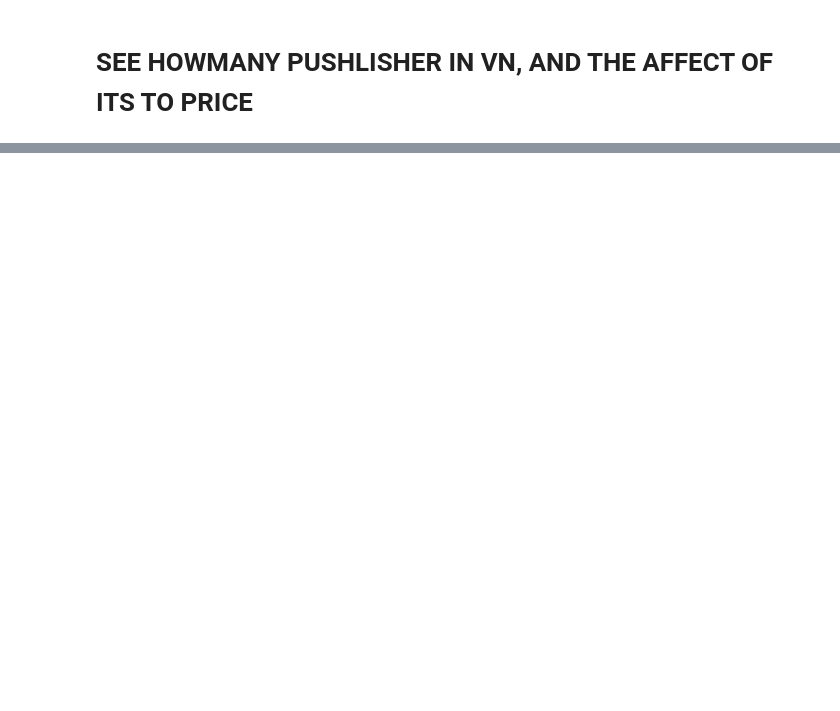
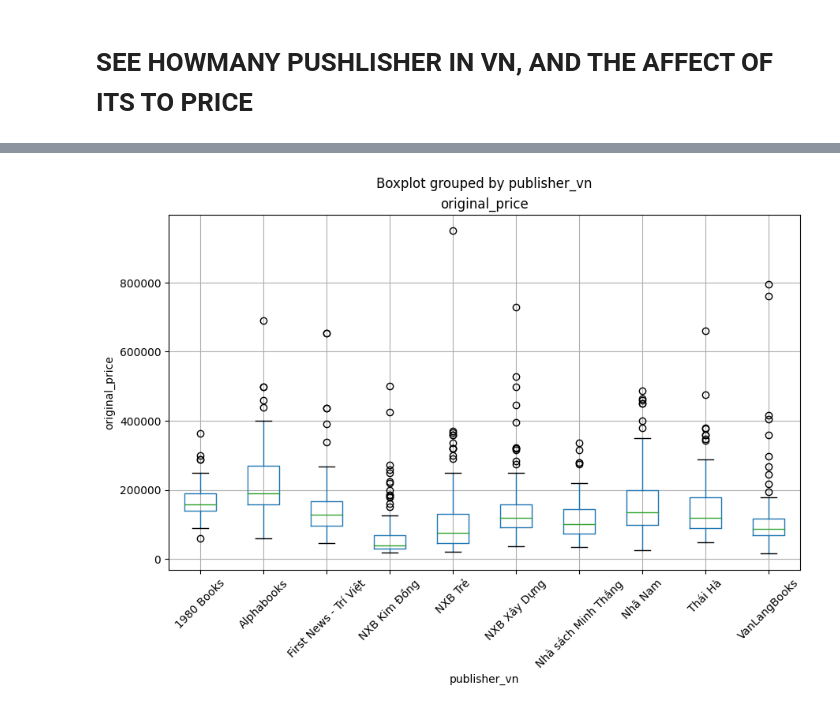
Before and after one commit to daovanhieu23800/interview_project, a Jupyter notebook: predict_price.ipynb, the cells around one changed output, grey strips where cells are left out. Saved outputs shown, nothing was run; the diff lists cells and outputs as text; code cells hidden in the pictures; blank space fills up the shorter version.

```diff
--- a/predict_price.ipynb
+++ b/predict_price.ipynb
@@ -60,0 +39,23 @@ plt.show()
+# %%
+label_counts = book_df['publisher_vn'].value_counts()
+
+# Select the top 10 labels based on their counts
+top_10_labels = label_counts.head(10).index
+
+# Filter the DataFrame to include only rows with the top 10 labels
+filtered_df = book_df[book_df['publisher_vn'].isin(top_10_labels)]
+
+# Create a box plot for the top 10 labels versus the numerical column
+filtered_df.boxplot(column='original_price', by='publisher_vn', figsize=(10, 6))
+
+# Set labels and title
+plt.xlabel('publisher_vn')
+plt.ylabel('original_price')
+
+# Rotate x-axis labels if needed
+plt.xticks(rotation=45)
+
+# Display the plot
+plt.show()
+# %% [output]
+[figure, added]
```
Also changed, not shown: parts of 16 cells of this notebook, 2 other files.
